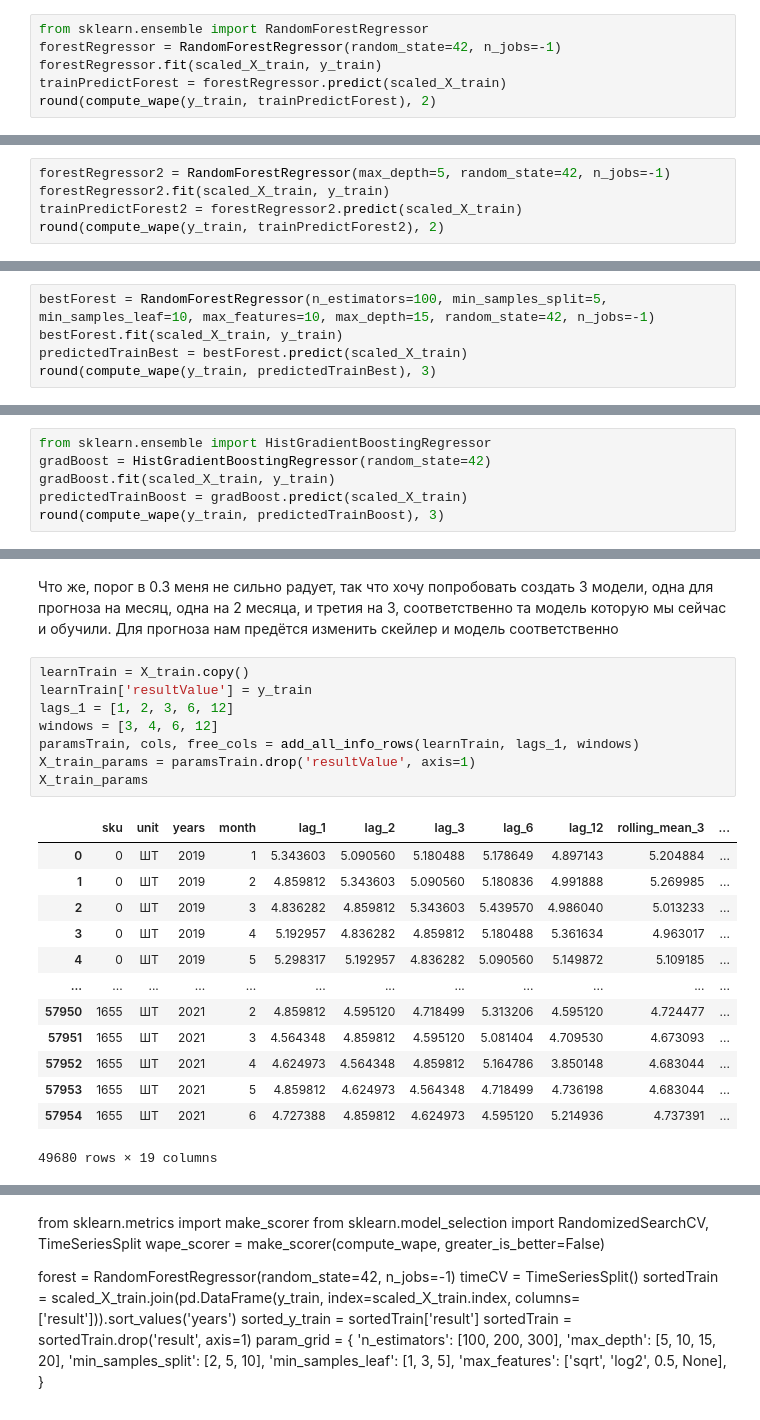
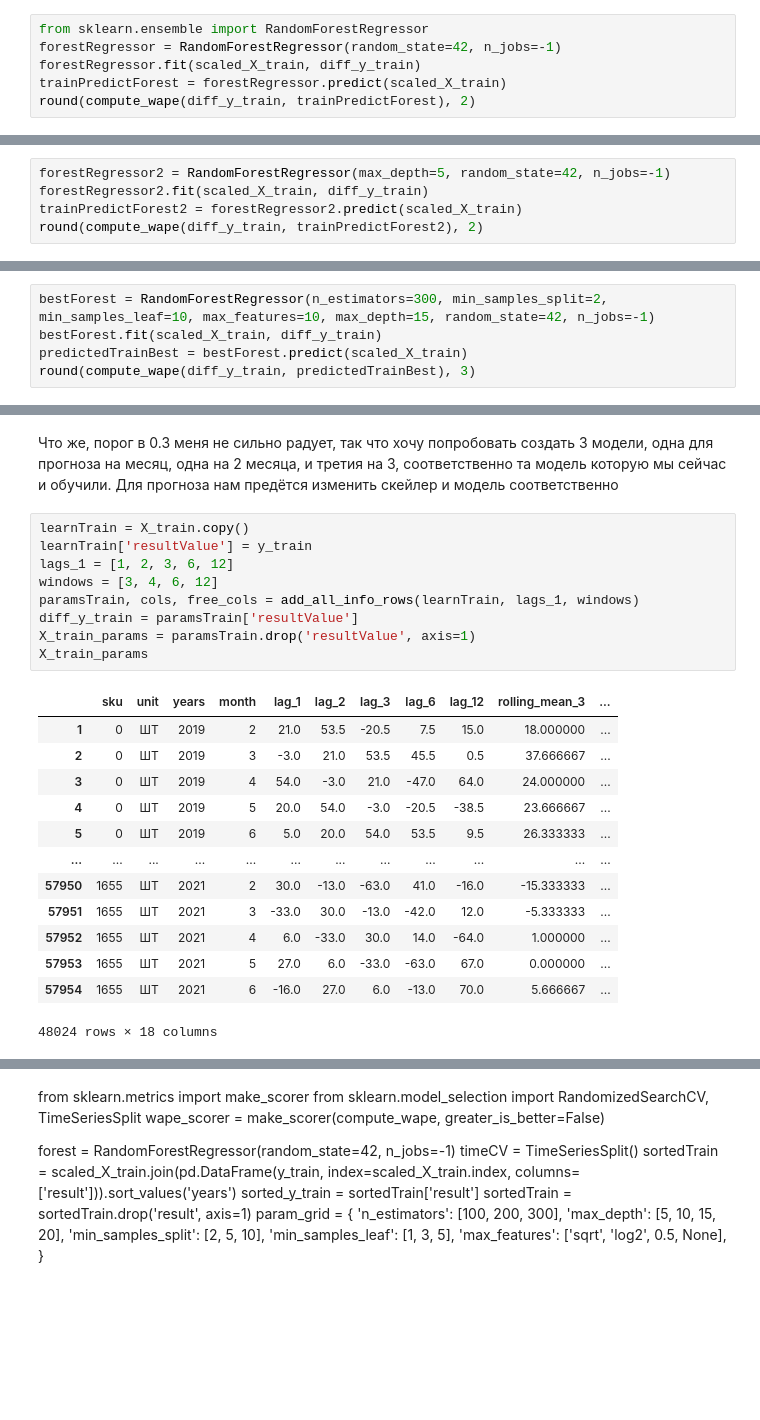
Before and after one commit to HEYDA4HNK/mamo-2026, a Jupyter notebook: Notebook.ipynb, the cells around one changed output, grey strips where cells are left out. Saved outputs shown, nothing was run; the diff lists cells and outputs as text; blank space fills up the shorter version.

```diff
--- a/Notebook.ipynb
+++ b/Notebook.ipynb
@@ -712,7 +758,7 @@ np.int64(1080)
 # %%
 from sklearn.ensemble import RandomForestRegressor
 forestRegressor = RandomForestRegressor(random_state=42, n_jobs=-1)
-forestRegressor.fit(scaled_X_train, y_train)
+forestRegressor.fit(scaled_X_train, diff_y_train)
 trainPredictForest = forestRegressor.predict(scaled_X_train)
-round(compute_wape(y_train, trainPredictForest), 2)
+round(compute_wape(diff_y_train, trainPredictForest), 2)
 # %% [output]
@@ -732,7 +778,7 @@ np.int64(725)
 Да, хуже чем на обучающих, ОДНАКО могу заметить что скорее всего деревья в лесу были переобученны так как мы не устанавливали гипер параметры, а так же количество хорошо оцененных mase увеличилось. Сейчас мы это и сделаем, попробуем задать глубину дерева
 # %%
 forestRegressor2 = RandomForestRegressor(max_depth=5, random_state=42, n_jobs=-1)
-forestRegressor2.fit(scaled_X_train, y_train)
+forestRegressor2.fit(scaled_X_train, diff_y_train)
 trainPredictForest2 = forestRegressor2.predict(scaled_X_train)
-round(compute_wape(y_train, trainPredictForest2), 2)
+round(compute_wape(diff_y_train, trainPredictForest2), 2)
 # %% [output]
@@ -772,8 +818,8 @@ print(randSearch.best_params_)
 # %% [markdown]
 print(-randSearch.best_score_)
 # %%
-bestForest = RandomForestRegressor(n_estimators=100, min_samples_split=5, min_samples_leaf=10, max_features=10, max_depth=15, random_state=42, n_jobs=-1)
-bestForest.fit(scaled_X_train, y_train)
+bestForest = RandomForestRegressor(n_estimators=300, min_samples_split=2, min_samples_leaf=10, max_features=10, max_depth=15, random_state=42, n_jobs=-1)
+bestForest.fit(scaled_X_train, diff_y_train)
 predictedTrainBest = bestForest.predict(scaled_X_train)
-round(compute_wape(y_train, predictedTrainBest), 3)
+round(compute_wape(diff_y_train, predictedTrainBest), 3)
 # %% [output]
@@ -793,8 +839,2 @@ np.int64(586)
 # %% [markdown]
 После вычисления MASE можно сказать что результат не идеальный, однако не далеко не плохой, мы продвинулись от линейной регрессии, которая больше половины объектов плохо оценивала, к дереву решений, которок всего около 20% не смогла хорошо оценивать. Теперь для сравнение попробуем Бустинг модели
-# %%
-from sklearn.ensemble import HistGradientBoostingRegressor
-gradBoost = HistGradientBoostingRegressor(random_state=42)
-gradBoost.fit(scaled_X_train, y_train)
-predictedTrainBoost = gradBoost.predict(scaled_X_train)
-round(compute_wape(y_train, predictedTrainBoost), 3)
@@ -814,25 +843,26 @@ np.int64(613)
 # %%
 learnTrain = X_train.copy()
 learnTrain['resultValue'] = y_train
 lags_1 = [1, 2, 3, 6, 12]
 windows = [3, 4, 6, 12]
 paramsTrain, cols, free_cols = add_all_info_rows(learnTrain, lags_1, windows)
+diff_y_train = paramsTrain['resultValue']
 X_train_params = paramsTrain.drop('resultValue', axis=1)
 X_train_params
 # %% [output]
 |  | sku | unit | years | month | lag_1 | lag_2 | lag_3 | lag_6 | lag_12 | rolling_mean_3 | ... |
-| 0 | 0 | ШТ | 2019 | 1 | 5.343603 | 5.090560 | 5.180488 | 5.178649 | 4.897143 | 5.204884 | ... |
-| 1 | 0 | ШТ | 2019 | 2 | 4.859812 | 5.343603 | 5.090560 | 5.180836 | 4.991888 | 5.269985 | ... |
-| 2 | 0 | ШТ | 2019 | 3 | 4.836282 | 4.859812 | 5.343603 | 5.439570 | 4.986040 | 5.013233 | ... |
-| 3 | 0 | ШТ | 2019 | 4 | 5.192957 | 4.836282 | 4.859812 | 5.180488 | 5.361634 | 4.963017 | ... |
-| 4 | 0 | ШТ | 2019 | 5 | 5.298317 | 5.192957 | 4.836282 | 5.090560 | 5.149872 | 5.109185 | ... |
+| 1 | 0 | ШТ | 2019 | 2 | 21.0 | 53.5 | -20.5 | 7.5 | 15.0 | 18.000000 | ... |
+| 2 | 0 | ШТ | 2019 | 3 | -3.0 | 21.0 | 53.5 | 45.5 | 0.5 | 37.666667 | ... |
+| 3 | 0 | ШТ | 2019 | 4 | 54.0 | -3.0 | 21.0 | -47.0 | 64.0 | 24.000000 | ... |
+| 4 | 0 | ШТ | 2019 | 5 | 20.0 | 54.0 | -3.0 | -20.5 | -38.5 | 23.666667 | ... |
+| 5 | 0 | ШТ | 2019 | 6 | 5.0 | 20.0 | 54.0 | 53.5 | 9.5 | 26.333333 | ... |
 | ... | ... | ... | ... | ... | ... | ... | ... | ... | ... | ... | ... |
-| 57950 | 1655 | ШТ | 2021 | 2 | 4.859812 | 4.595120 | 4.718499 | 5.313206 | 4.595120 | 4.724477 | ... |
-| 57951 | 1655 | ШТ | 2021 | 3 | 4.564348 | 4.859812 | 4.595120 | 5.081404 | 4.709530 | 4.673093 | ... |
-| 57952 | 1655 | ШТ | 2021 | 4 | 4.624973 | 4.564348 | 4.859812 | 5.164786 | 3.850148 | 4.683044 | ... |
-| 57953 | 1655 | ШТ | 2021 | 5 | 4.859812 | 4.624973 | 4.564348 | 4.718499 | 4.736198 | 4.683044 | ... |
-| 57954 | 1655 | ШТ | 2021 | 6 | 4.727388 | 4.859812 | 4.624973 | 4.595120 | 5.214936 | 4.737391 | ... |
+| 57950 | 1655 | ШТ | 2021 | 2 | 30.0 | -13.0 | -63.0 | 41.0 | -16.0 | -15.333333 | ... |
+| 57951 | 1655 | ШТ | 2021 | 3 | -33.0 | 30.0 | -13.0 | -42.0 | 12.0 | -5.333333 | ... |
+| 57952 | 1655 | ШТ | 2021 | 4 | 6.0 | -33.0 | 30.0 | 14.0 | -64.0 | 1.000000 | ... |
+| 57953 | 1655 | ШТ | 2021 | 5 | 27.0 | 6.0 | -33.0 | -63.0 | 67.0 | 0.000000 | ... |
+| 57954 | 1655 | ШТ | 2021 | 6 | -16.0 | 27.0 | 6.0 | -13.0 | 70.0 | 5.666667 | ... |
-49680 rows × 19 columns
+48024 rows × 18 columns
 # %%
 all_test_months =  pd.unique(X_test['month'])
 all_test_years =  pd.unique(X_test['years'])
```
Also changed, not shown: parts of 46 cells of this notebook, 2 other files.
